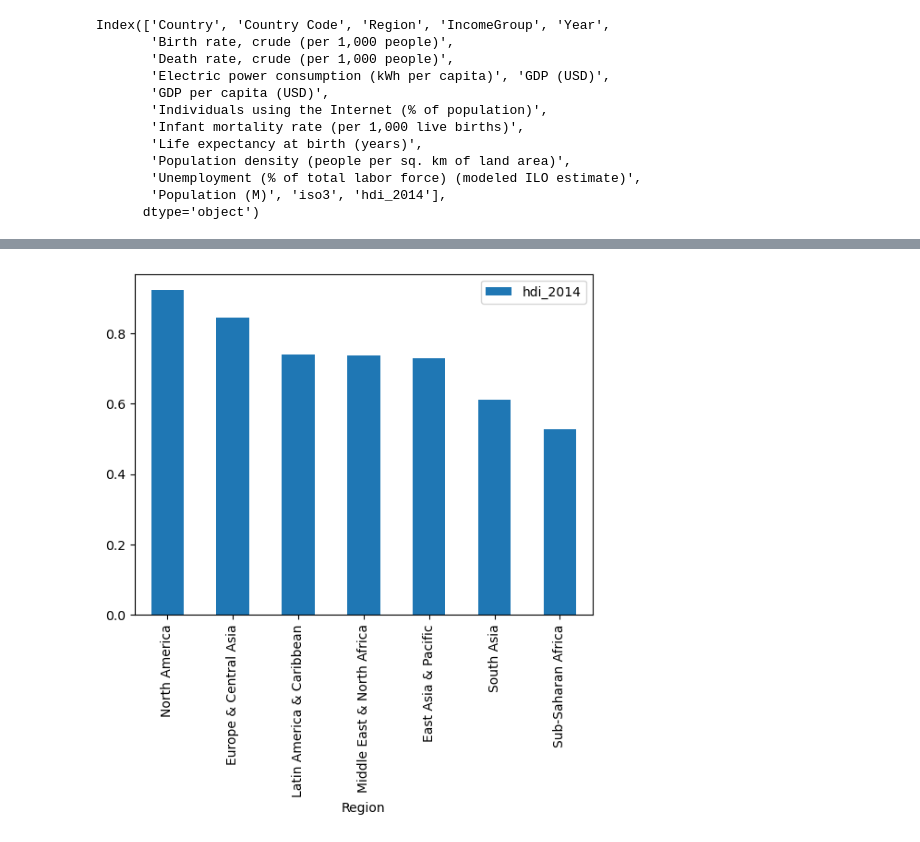
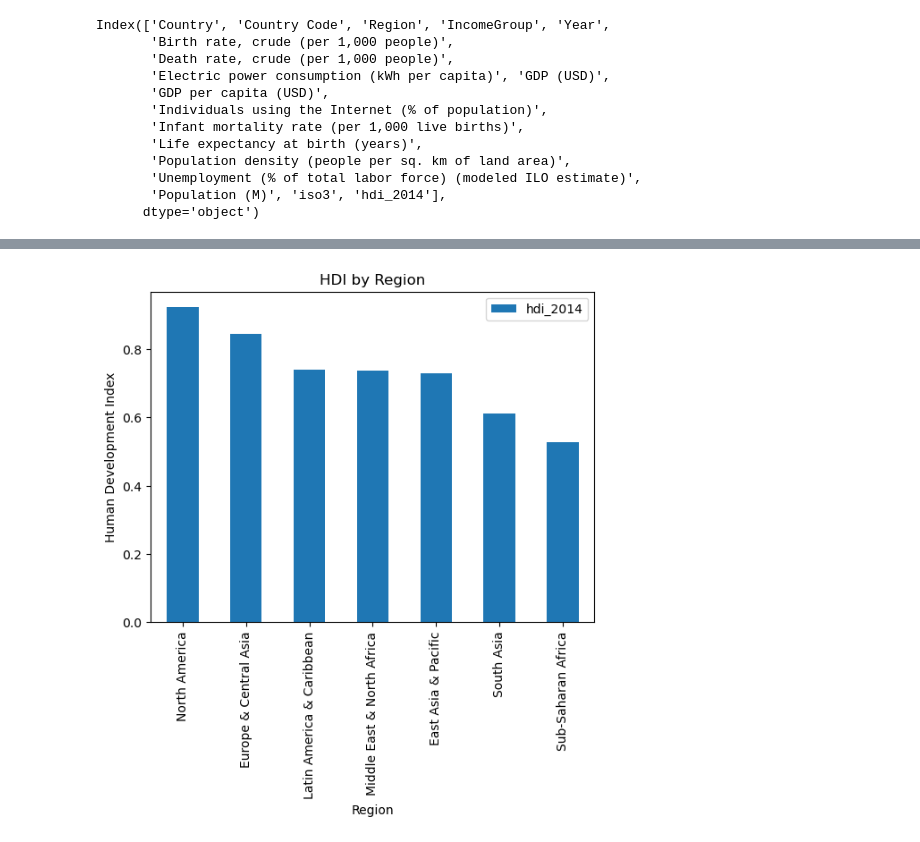
Before and after one commit to bielng/world-economic-report-Dashboard, a Jupyter notebook: main.ipynb, the cells around one changed output, grey strips where cells are left out. Cells and saved outputs as stored; diff of their text form; code cells hidden in the pictures.

```diff
--- a/main.ipynb
+++ b/main.ipynb
@@ -352,10 +357,10 @@ wb_hdi_2014.head()
 # %%
 # wb_hdi_2014.info()
 # %%
-wb_hdi_by_region.plot.bar()
+wb_hdi_by_region.plot.bar(title="HDI by Region", ylabel="Human Development Index")
 plt.show()
 # %% [output]
-[figure, old version]
+[figure, new version]
 # %%
 sns.scatterplot(
     data=wb_hdi_2014.query("Country != 'Iceland'"),
```
Also changed, not shown: parts of 3 cells of this notebook.
